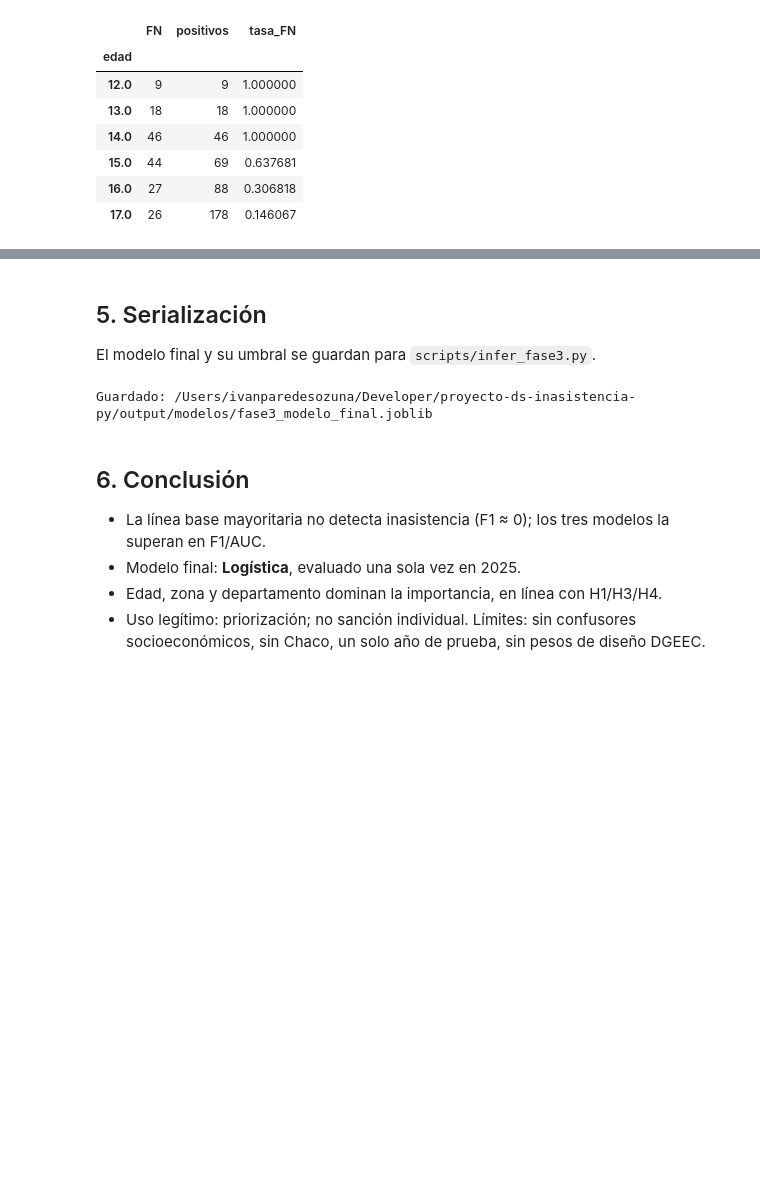
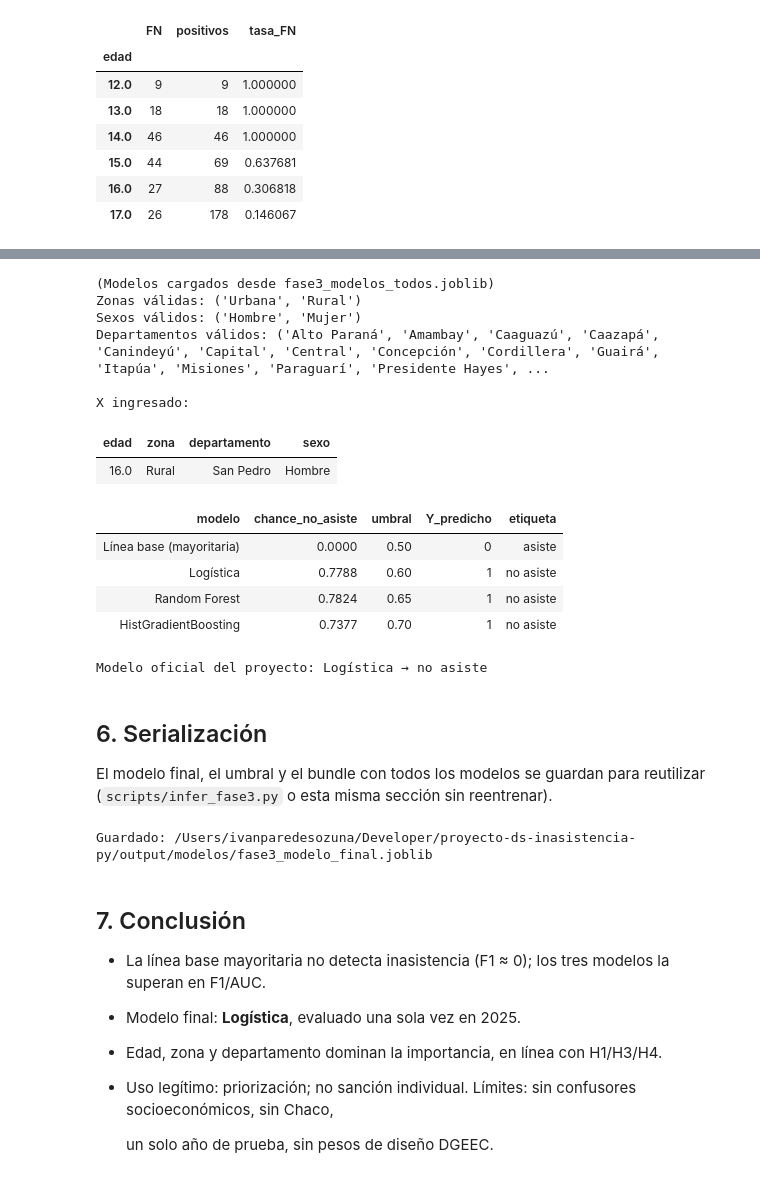
Before and after one commit to vi3lman/proyecto-ds-inasistencia-py, a Jupyter notebook: notebooks/Fase3_DataScience_EPHC.ipynb, the cells around one changed output, grey strips where cells are left out. Saved outputs shown, nothing was run; the diff lists cells and outputs as text; code cells hidden in the pictures; blank space fills up the shorter version.

Commit message:
fase 3 celda de ejemplo

```diff
--- a/notebooks/Fase3_DataScience_EPHC.ipynb
+++ b/notebooks/Fase3_DataScience_EPHC.ipynb
@@ -218,7 +225,62 @@ split           test
+# %%
+# >>> EDITÁ SOLO ESTOS 4 VALORES <<<
+edad = 16
+zona = 'Rural'                 # 'Urbana' o 'Rural'
+departamento = 'San Pedro'     # ver lista impresa abajo
+sexo = 'Hombre'                # 'Hombre' o 'Mujer'
+
+# Esta celda funciona sola (no hace falta correr todo el notebook antes)
+import sys
+from pathlib import Path
+import joblib
+
+_raiz = Path.cwd().parent if Path.cwd().name == 'notebooks' else Path.cwd()
+sys.path.insert(0, str(_raiz))
+from src.fase3_helpers import (
+    make_feature_frame, predict_with_models,
+    ZONAS_VALIDAS, SEXOS_VALIDOS, DEPARTAMENTOS_VALIDOS,
+)
+
+_dir_mod = _raiz / 'output' / 'modelos'
+if 'fitted' not in globals() or 'thresholds' not in globals():
+    _bundle = joblib.load(_dir_mod / 'fase3_modelos_todos.joblib')
+    fitted = _bundle['fitted']
+    thresholds = _bundle['thresholds']
+    BEST_NAME = _bundle.get('best_model', 'Logística')
+    print('(Modelos cargados desde fase3_modelos_todos.joblib)')
+
+print('Zonas válidas:', ZONAS_VALIDAS)
+print('Sexos válidos:', SEXOS_VALIDOS)
+print('Departamentos válidos:', DEPARTAMENTOS_VALIDOS)
+
+X_manual = make_feature_frame(edad, zona, departamento, sexo)
+print('\nX ingresado:')
+display(X_manual)
+
+tabla_manual = predict_with_models(X_manual, fitted, thresholds)
+display(tabla_manual[['modelo', 'chance_no_asiste', 'umbral', 'Y_predicho', 'etiqueta']])
+print('Modelo oficial del proyecto:', BEST_NAME,
+      '→', tabla_manual.loc[tabla_manual.modelo == BEST_NAME, 'etiqueta'].iloc[0])
+# %% [output]
+(Modelos cargados desde fase3_modelos_todos.joblib)
+Zonas válidas: ('Urbana', 'Rural')
+Sexos válidos: ('Hombre', 'Mujer')
+Departamentos válidos: ('Alto Paraná', 'Amambay', 'Caaguazú', 'Caazapá', 'Canindeyú', 'Capital', 'Central', 'Concepción', 'Cordillera', 'Guairá', 'Itapúa', 'Misiones', 'Paraguarí', 'Presidente Hayes', ...
+
+X ingresado:
+| edad | zona | departamento | sexo |
+| 16.0 | Rural | San Pedro | Hombre |
+| modelo | chance_no_asiste | umbral | Y_predicho | etiqueta |
+| Línea base (mayoritaria) | 0.0000 | 0.50 | 0 | asiste |
+| Logística | 0.7788 | 0.60 | 1 | no asiste |
+| Random Forest | 0.7824 | 0.65 | 1 | no asiste |
+| HistGradientBoosting | 0.7377 | 0.70 | 1 | no asiste |
+Modelo oficial del proyecto: Logística → no asiste
 # %% [markdown]
-## 5. Serialización
+## 6. Serialización
 
-El modelo final y su umbral se guardan para `scripts/infer_fase3.py`.
+El modelo final, el umbral y el bundle con todos los modelos se guardan para reutilizar
+(`scripts/infer_fase3.py` o esta misma sección sin reentrenar).
 # %%
 bundle = {'pipeline': model, 'threshold': umbral, 'model_name': BEST_NAME,
           'features': FEATURE_COLS, 'target': TARGET}
@@ -231,10 +297,16 @@ print('Guardado:', DIR_MOD/'fase3_modelo_final.joblib')
 # %% [output]
 Guardado: /Users/ivanparedesozuna/Developer/proyecto-ds-inasistencia-py/output/modelos/fase3_modelo_final.joblib
 # %% [markdown]
-## 6. Conclusión
+## 7. Conclusión
+
+
 
 - La línea base mayoritaria no detecta inasistencia (F1 ≈ 0); los tres modelos la superan en F1/AUC.
+
 - Modelo final: **Logística**, evaluado una sola vez en 2025.
+
 - Edad, zona y departamento dominan la importancia, en línea con H1/H3/H4.
+
 - Uso legítimo: priorización; no sanción individual. Límites: sin confusores socioeconómicos, sin Chaco,
+
   un solo año de prueba, sin pesos de diseño DGEEC.
```
Also changed, not shown: parts of 3 cells of this notebook, 7 other files.
